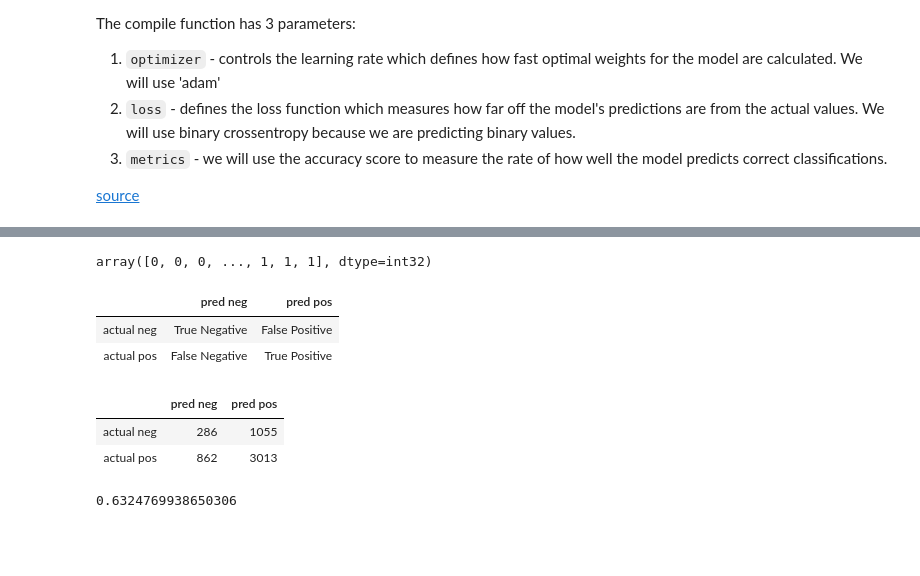
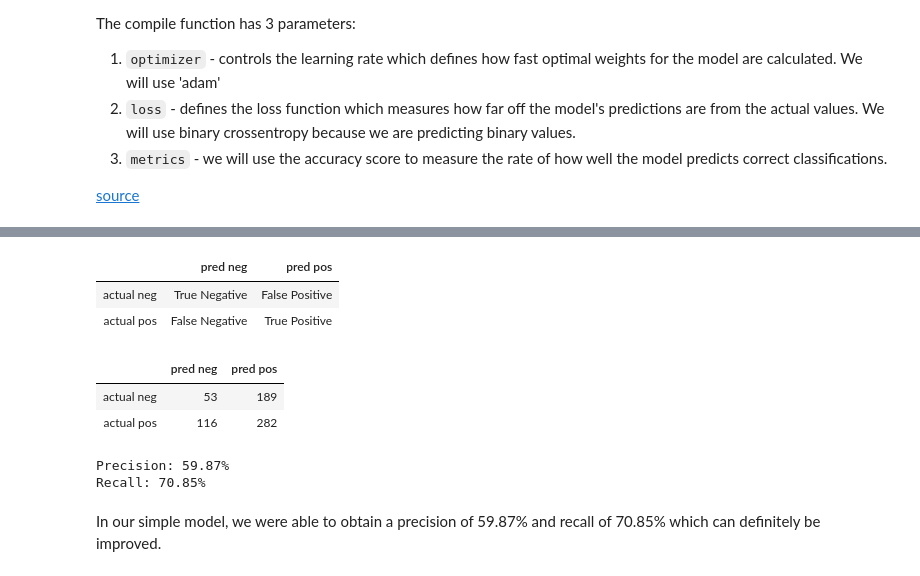
Before and after one commit to dansthemanwhosakid/CNN-Classification-X-rays, a Jupyter notebook: code/03_CNN_Model.ipynb, the cells around one changed output, grey strips where cells are left out. Cells and saved outputs as stored; diff of their text form; code cells hidden in the pictures; blank space fills up the shorter version.

```diff
--- a/code/03_CNN_Model.ipynb
+++ b/code/03_CNN_Model.ipynb
@@ -210,2 +254,6 @@ y_pred_proba = model.predict(train_data)
+# %%
+y_true = test_data.classes
+# %%
+y_proba = model.predict_generator(test_data)
 # %%
-y_pred = [1 if x >= 0.5 else 0 for x in list(y_pred_proba[:,0]) ]
+y_preds = [1 if proba > 0.5 else 0 for proba in y_proba[:,0]]
@@ -235,5 +259,0 @@ list(y_pred_proba[:,0])
-# %%
-y_true = train_data.classes
-y_true
-# %% [output]
-array([0, 0, 0, ..., 1, 1, 1], dtype=int32)
@@ -242,25 +260,19 @@ y_pred = [1 if x >= 0.5 else 0 for x in list(y_pred_proba[:,0]) ]
 # %%
 cm_def = np.array([['True Negative', 'False Positive'],
                 ['False Negative', 'True Positive']])
 cm_def = pd.DataFrame(cm_def,columns = ['pred neg', 'pred pos'], index = ['actual neg','actual pos'])
 
 
-cm = confusion_matrix(y_true, y_pred)
+cm = confusion_matrix(y_true, y_preds)
 cm_df = pd.DataFrame(cm, columns = ['pred neg', 'pred pos'], index = ['actual neg','actual pos'])
 
 from IPython.display import display
 display(cm_def)
 display(cm_df)
 # %% [output]
 |  | pred neg | pred pos |
 | actual neg | True Negative | False Positive |
 | actual pos | False Negative | True Positive |
 |  | pred neg | pred pos |
-| actual neg | 286 | 1055 |
-| actual pos | 862 | 3013 |
+| actual neg | 53 | 189 |
+| actual pos | 116 | 282 |
-# %%
-from sklearn.metrics import accuracy_score
-
-accuracy_score(y_true, y_pred)
-# %% [output]
-0.6324769938650306
@@ -266,0 +283,8 @@ accuracy_score(y_true, y_pred)
+# %%
+print(f'Precision: {round(precision*100,2)}%')
+print(f'Recall: {round(recall*100, 2)}%')
+# %% [output]
+Precision: 59.87%
+Recall: 70.85%
+# %% [markdown]
+In our simple model, we were able to obtain a precision of 59.87% and recall of 70.85% which can definitely be improved.
```
Also changed, not shown: parts of 18 cells of this notebook, 3 other files.
